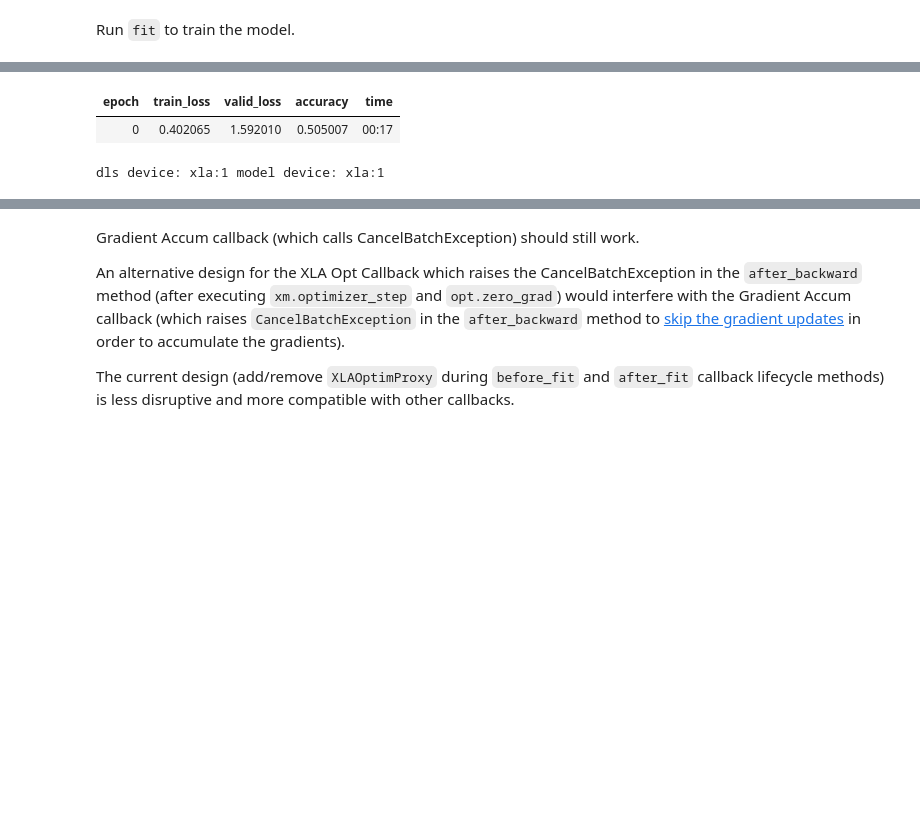
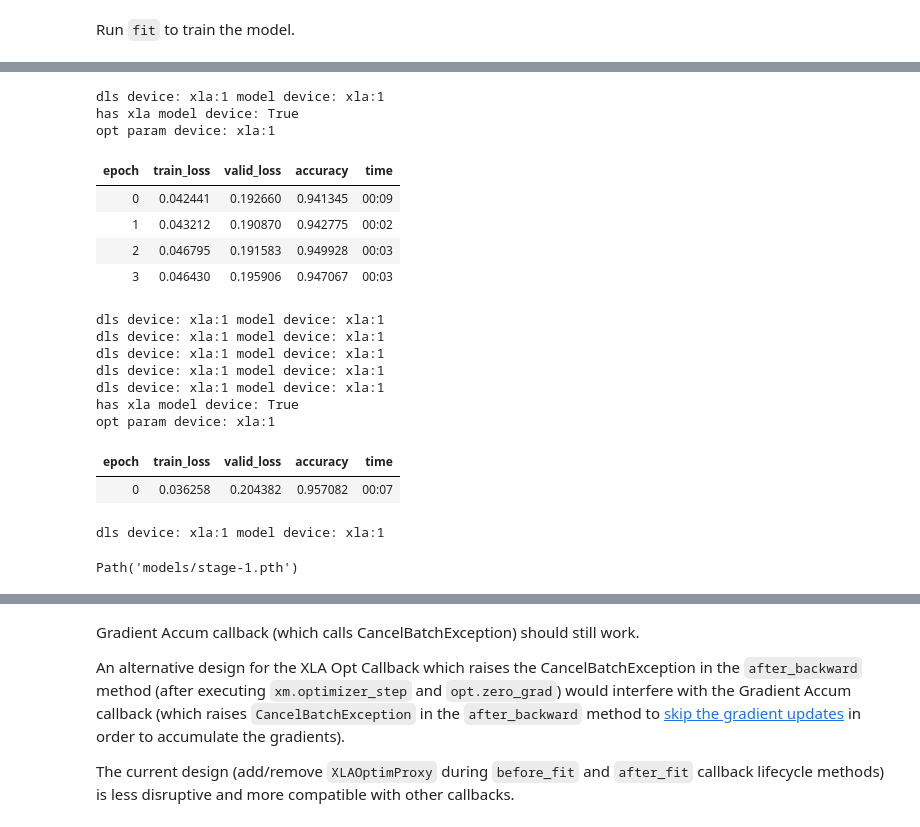
Before and after one commit to butchland/fastai_xla_extensions, a Jupyter notebook: nbs/00_core.ipynb, the cells around one changed output, grey strips where cells are left out. Saved outputs shown, nothing was run; the diff lists cells and outputs as text; code cells hidden in the pictures; blank space fills up the shorter version.

Commit message:
Update to ensure model/dataloader moved to TPU before opt is instantiated

```diff
--- a/nbs/00_core.ipynb
+++ b/nbs/00_core.ipynb
@@ -265,8 +319,8 @@ Create the Learner
 
 (note use of `pretrained = False` due to [current bug re pretrained flag](https://github.com/butchland/fastai_xla_extensions/issues/14))
 # %%
-# learner = cnn_learner(dls, resnet18, metrics=accuracy)
-learner = cnn_learner(dls, resnet18, pretrained=False, metrics=accuracy) # see current bug re pretrained https://github.com/butchland/fastai_xla_extensions/issues/14
+learner = cnn_learner(dls, resnet18, metrics=accuracy)
+# learner = cnn_learner(dls, resnet18, pretrained=False, metrics=accuracy) # see current bug re pretrained https://github.com/butchland/fastai_xla_extensions/issues/14
 # %% [markdown]
 The `learner` object should have an `xla_opt` attribute which confirms that `XLAOptCallback` has been added to the list of callbacks for this learner.
 # %%
@@ -328,6 +359,14 @@ This is just a simple callback to check that the `learner.model` and the `learne
 # %%
 #colab
 class CheckXLADeviceCallback(Callback):
+    def before_fit(self):
+        print(f'dls device: {self.dls.device} model device: {one_param(self.learn.model).device}')
+        has_xla_model_device = hasattr(self.learn,'xla_model_device')
+        print(f'has xla model device: {has_xla_model_device}')
+        if self.learn.opt is not None:
+            param = first(self.learn.opt.all_params())[0]
+            print(f'opt param device: {param.device}')
+
     def before_epoch(self):
         print(f'dls device: {self.dls.device} model device: {one_param(self.learn.model).device}')
 # %% [markdown]
@@ -334,0 +387,2 @@ Run `fit` to train the model.
+# %%
+learner.fit_one_cycle(5, lr_max=slice(2e-2))
@@ -334,0 +407,2 @@ Run `fit` to train the model.
+# %%
+learner.fit_one_cycle(5, lr_max=slice(1e-6,1e-4))
@@ -335,7 +418,22 @@ Run `fit` to train the model.
 # %%
 #colab
-learner.fit(1, cbs=[CheckXLADeviceCallback()])
+learner.fine_tune(1, freeze_epochs=4, cbs=[CheckXLADeviceCallback()])
 # %% [output]
+dls device: xla:1 model device: xla:1
+has xla model device: True
+opt param device: xla:1
 | epoch | train_loss | valid_loss | accuracy | time |
-| 0 | 0.402065 | 1.592010 | 0.505007 | 00:17 |
+| 0 | 0.042441 | 0.192660 | 0.941345 | 00:09 |
+| 1 | 0.043212 | 0.190870 | 0.942775 | 00:02 |
+| 2 | 0.046795 | 0.191583 | 0.949928 | 00:03 |
+| 3 | 0.046430 | 0.195906 | 0.947067 | 00:03 |
-dls device: xla:1 model device: xla:1
+dls device: xla:1 model device: xla:1
+dls device: xla:1 model device: xla:1
+dls device: xla:1 model device: xla:1
+dls device: xla:1 model device: xla:1
+dls device: xla:1 model device: xla:1
+has xla model device: True
+opt param device: xla:1
+| epoch | train_loss | valid_loss | accuracy | time |
+| 0 | 0.036258 | 0.204382 | 0.957082 | 00:07 |
+dls device: xla:1 model device: xla:1
@@ -341,0 +442,4 @@ dls device: xla:1 model device: xla:1
+# %%
+learner.save('stage-1')
+# %% [output]
+Path('models/stage-1.pth')
```
Also changed, not shown: parts of 56 cells of this notebook, 3 other files.
